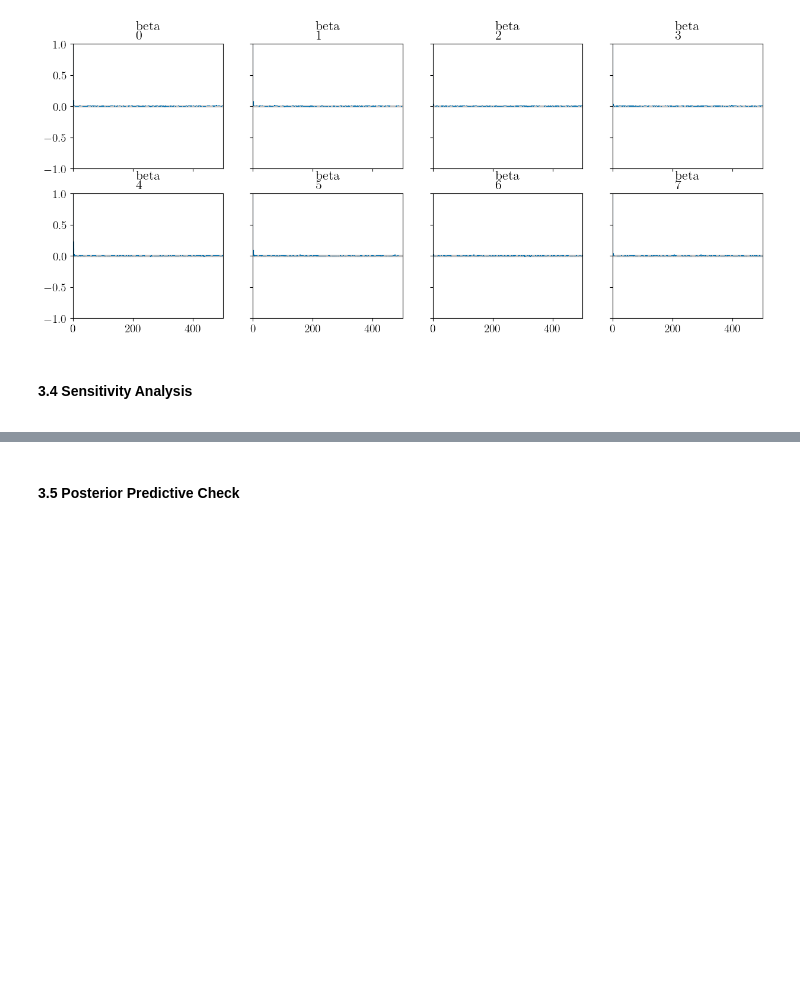
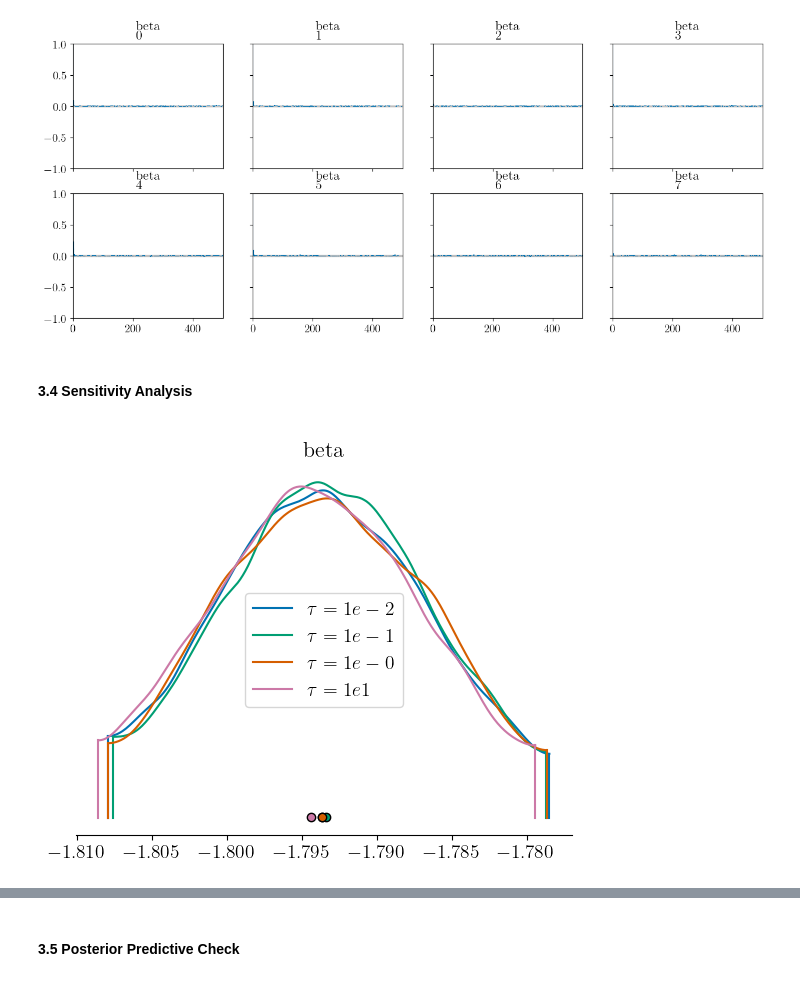
Before and after one commit to tylerbarna/AST5731-projects, a Jupyter notebook: project2/project2.ipynb, the cells around one changed output, grey strips where cells are left out. Cells and saved outputs as stored; diff of their text form; code cells hidden in the pictures; blank space fills up the shorter version.

```diff
--- a/project2/project2.ipynb
+++ b/project2/project2.ipynb
@@ -452,3 +452,43 @@ plt.show()
 # %% [markdown]
 #### 3.4 Sensitivity Analysis
 <a id='sensitivity'></a>
+# %%
+t_list = []
+
+files = [str('trace1e4') + '_' + str(i) + '.nc' for i in range(0,4) ]
+
+for i in range(0,4):
+
+    if files[i]:
+        t_list.append(az.from_netcdf(files[i]))
+    else:
+
+      # create model
+        poisson_log = mc.Model()
+
+        with poisson_log:
+
+            beta = mc.Normal('beta', mu=0, tau=10**(-2+i), shape=(x.shape[1],))
+
+            # measurement error in x
+            x_star = mc.Normal('x_star', mu=x, sigma=x_err+1e-10, shape=x.shape, observed=x)
+
+            # define linear model and exp link function
+            theta = mc.math.dot(x_star, beta)
+
+            ## Define Poisson likelihood
+            y_obs = mc.Poisson('y', mu=np.exp(theta), observed=y)
+
+        with poisson_log:
+            start = mc.find_MAP()
+            trace = mc.sample(draws=10000,return_inferencedata=True,
+                              start=start,
+                              target_accept=0.9,
+                              chains=4, cores=6)
+
+        t_list.append(trace)
+# %%
+az.plot_density([t_list[i].posterior.beta[0,:,4] for i in range(0,4)],data_labels=[r"$\tau=1e-2$",r"$\tau=1e-1$",r"$\tau=1e-0$",r"$\tau=1e1$"])
+plt.show();
+# %% [output]
+[figure, added]
```
Also changed, not shown: parts of 1 cell of this notebook, 4 other files.
